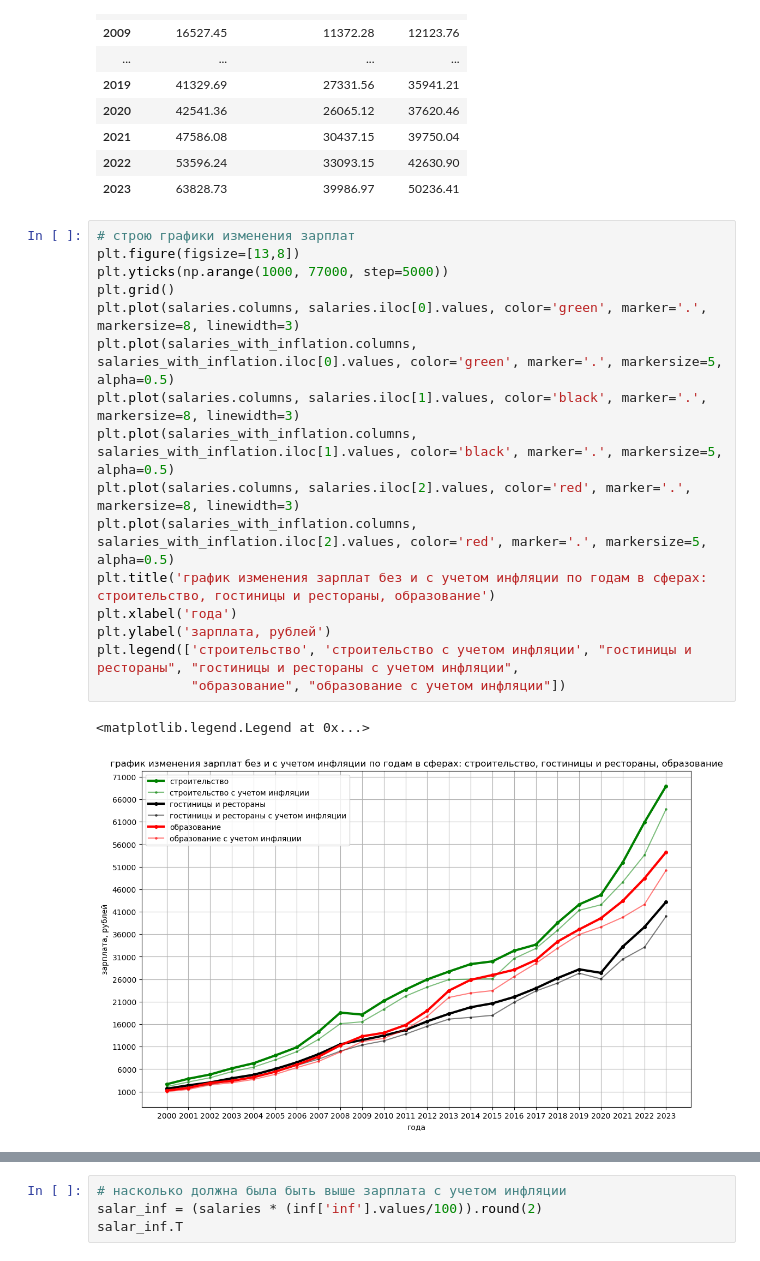
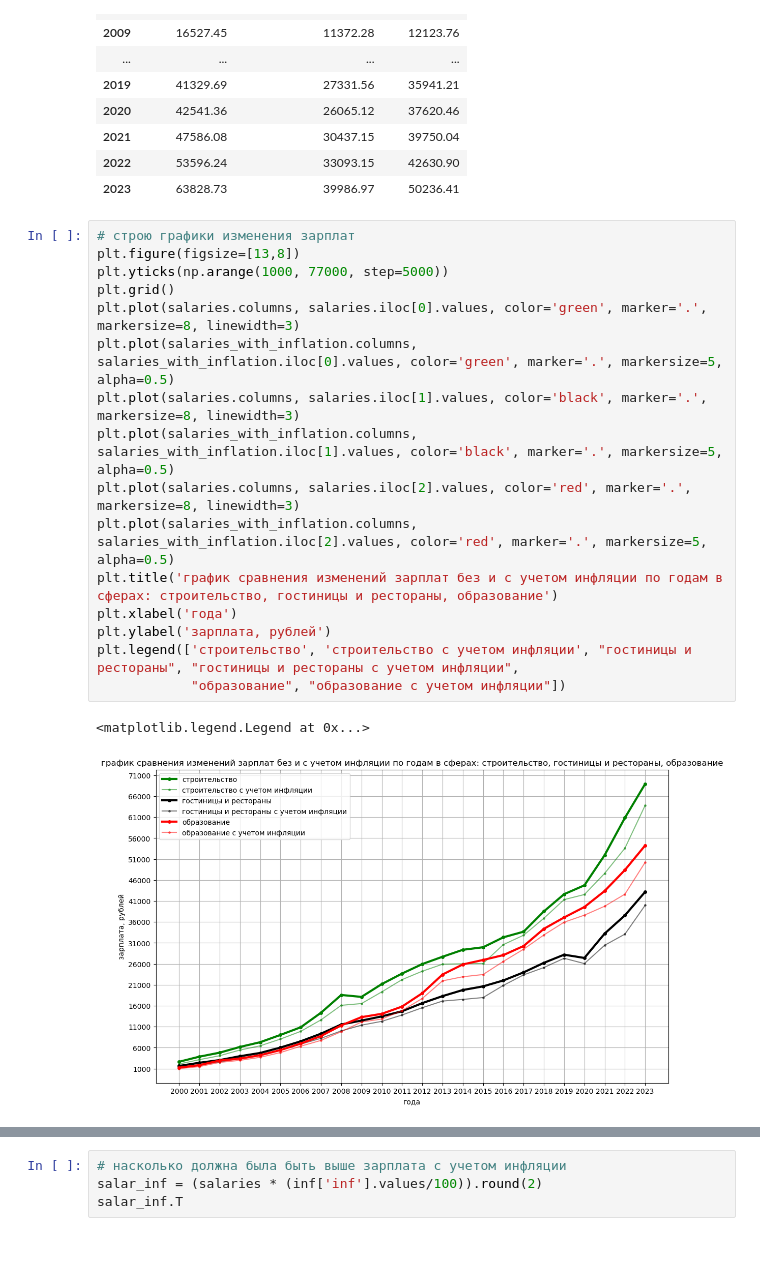
Before and after one commit to gosha22008/final_project_start_in_ds, a Jupyter notebook: test_analizys.ipynb, the cells around one changed output, grey strips where cells are left out. Cells and saved outputs as stored; diff of their text form.

```diff
--- a/test_analizys.ipynb
+++ b/test_analizys.ipynb
@@ -128,22 +135,22 @@ salaries_with_inflation.T
 # %%
 # строю графики изменения зарплат
 plt.figure(figsize=[13,8])
 plt.yticks(np.arange(1000, 77000, step=5000))
 plt.grid()
 plt.plot(salaries.columns, salaries.iloc[0].values, color='green', marker='.', markersize=8, linewidth=3)
 plt.plot(salaries_with_inflation.columns, salaries_with_inflation.iloc[0].values, color='green', marker='.', markersize=5, alpha=0.5)
 plt.plot(salaries.columns, salaries.iloc[1].values, color='black', marker='.', markersize=8, linewidth=3)
 plt.plot(salaries_with_inflation.columns, salaries_with_inflation.iloc[1].values, color='black', marker='.', markersize=5, alpha=0.5)
 plt.plot(salaries.columns, salaries.iloc[2].values, color='red', marker='.', markersize=8, linewidth=3)
 plt.plot(salaries_with_inflation.columns, salaries_with_inflation.iloc[2].values, color='red', marker='.', markersize=5, alpha=0.5)
-plt.title('график изменения зарплат без и с учетом инфляции по годам в сферах: строительство, гостиницы и рестораны, образование')
+plt.title('график сравнения изменений зарплат без и с учетом инфляции по годам в сферах: строительство, гостиницы и рестораны, образование')
 plt.xlabel('года')
 plt.ylabel('зарплата, рублей')
 plt.legend(['строительство', 'строительство с учетом инфляции', "гостиницы и рестораны", "гостиницы и рестораны с учетом инфляции",
             "образование", "образование с учетом инфляции"])
 # %% [output]
 <matplotlib.legend.Legend at 0x...>
-[figure, old version]
+[figure, new version]
 # %%
 # номинальный рост средних зарплат
 salary_growth = salaries.diff(axis=1).fillna(0)
```
Also changed, not shown: parts of 10 cells of this notebook, 1 other file.
